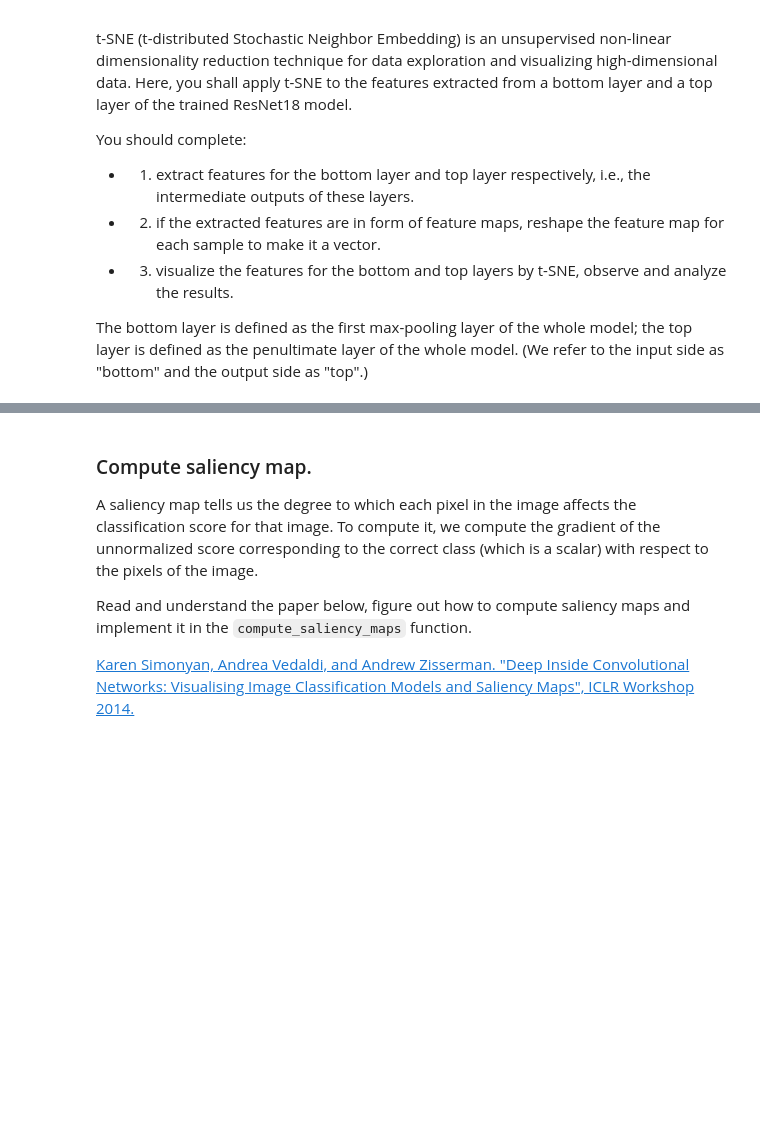
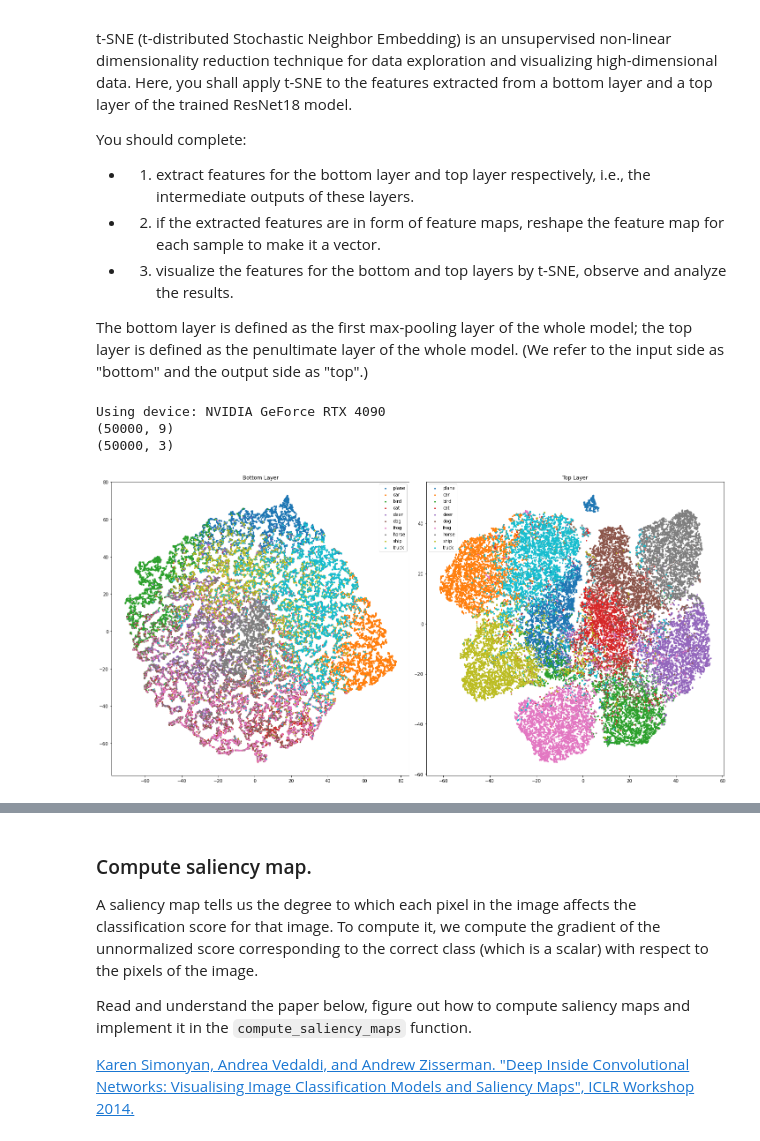
Before and after one commit to UncleWQ/ECC4200_project, a Jupyter notebook: ECC4200_2024_project1.ipynb, the cells around one changed output, grey strips where cells are left out. Cells and saved outputs as stored; diff of their text form; code cells hidden in the pictures; blank space fills up the shorter version.

```diff
--- a/ECC4200_2024_project1.ipynb
+++ b/ECC4200_2024_project1.ipynb
@@ -986,47 +1004,55 @@ labels = []
 classes = ['plane', 'car', 'bird', 'cat', 'deer', 'dog', 'frog', 'horse', 'ship', 'truck']
 
 # Set model to evaluation mode
-model.eval()
+trained_model.eval()
 
 # Iterate through the data loader to extract features
 with torch.no_grad():
     for images, targets in train_loader:
-        outputs = model(images)
-        features_top.append(outputs['avgpool'].numpy())  # Extract top layer features
-        features_bottom.append(outputs['layer1'].numpy())  # Extract bottom layer features
-        labels.extend(targets.numpy())  # Extract labels
+        images, targets = images.to(device), targets.to(device)
+        outputs = trained_model(images)
+        features_top.append(outputs[:, :-1].cpu().numpy())  # Extract top layer features
+        features_bottom.append(outputs[:, :3].cpu().numpy())  # Extract bottom layer features
+        labels.extend(targets.cpu().numpy())  # Extract labels
 
 features_top = np.vstack(features_top)  # Stack top layer features
 features_bottom = np.vstack(features_bottom)  # Stack bottom layer features
 
 ##############################################################################
 #                             END OF YOUR CODE                               #
 ##############################################################################
 
+name = torch.cuda.get_device_name()
+print('Using device: '+ name)
 print(features_top.shape)
 print(features_bottom.shape)
 colors_per_class = cm.rainbow(np.linspace(0, 1, 10))
 
 # Apply t-SNE to the features
 features_top_tsne = TSNE(n_components=2, init='pca', random_state=42).fit_transform(features_top)
 features_bottom_tsne = TSNE(n_components=2, init='pca', random_state=42).fit_transform(features_bottom)
 
 # Plot the t-SNE visualization
-plt.figure(figsize=(20, 8))
+plt.figure(figsize=(20, 10))
 
 plt.subplot(1,2,1)
 plt.title('Bottom Layer')
 for label in np.unique(labels):
     plt.scatter(features_bottom_tsne[labels == label, 0], features_bottom_tsne[labels == label, 1], label=classes[label], s=5)
 plt.legend()
 plt.subplot(1,2,2)
 plt.title('Top Layer')
 for label in np.unique(labels):
     plt.scatter(features_top_tsne[labels == label, 0], features_top_tsne[labels == label, 1], label=classes[label], s=5)
 plt.legend()
 plt.gcf().tight_layout()
 
 plt.show()
+# %% [output]
+Using device: NVIDIA GeForce RTX 4090
+(50000, 9)
+(50000, 3)
+[figure, added]
 # %% [markdown]
 ---
 **Write your observations and analysis in this Markdown cell:**
```
Also changed, not shown: parts of 9 cells of this notebook.
